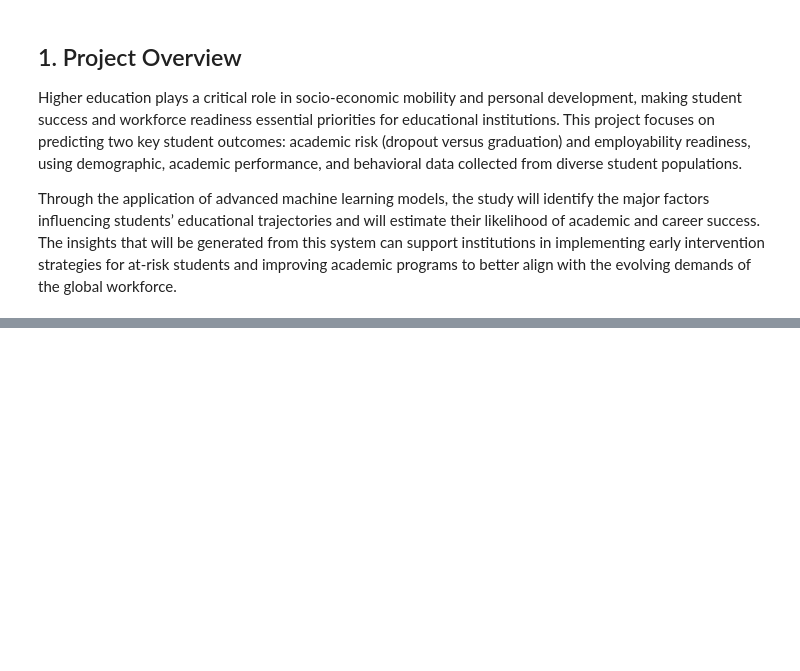
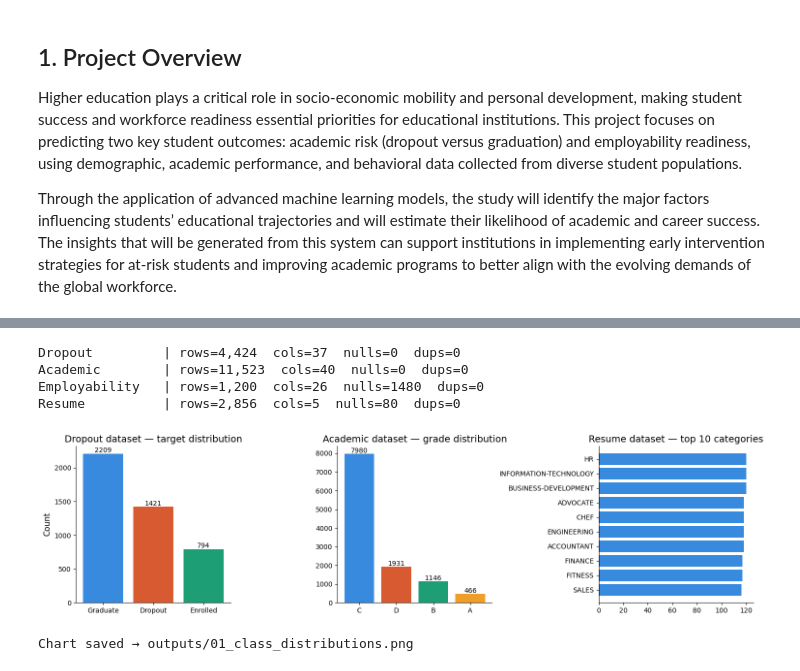
Before and after one commit to Jondonover/CAPSTONE---AI-POWERED-STUDENT-RISK-EMPLOYABILITY-PREDICTOR, a Jupyter notebook: Notebook/Project.ipynb, the cells around one changed output, grey strips where cells are left out. Saved outputs shown, nothing was run; the diff lists cells and outputs as text; code cells hidden in the pictures; blank space fills up the shorter version.

Commit message:
Data loading and exploration

```diff
--- a/Notebook/Project.ipynb
+++ b/Notebook/Project.ipynb
@@ -92,0 +241,17 @@ import joblib
+# %%
+# Resume dataset (BOM + nested-CSV encoding)
+def load_resume_csv(path):
+    """Parse Resume.csv which wraps each row as a single quoted CSV cell."""
+    rows = []
+    with open(path, 'r', encoding='utf-8-sig') as f:
+        for row in csv.reader(f):
+            if row:
+                rows.append(list(csv.reader([row[0]]))[0])
+    header, data = rows[0], rows[1:]
+    return pd.DataFrame(data, columns=header)
+
+df_resume = load_resume_csv(PATH_RESUME)
+
+print(f"Shape     : {df_resume.shape}")
+print(f"Categories: {df_resume['category'].nunique()} unique")
+df_resume.head(3)
@@ -92,0 +265,44 @@ import joblib
+# %%
+# Dataset summary stats
+for name, df in [('Dropout', df_dropout), ('Academic', df_academic),
+                 ('Employability', df_employ), ('Resume', df_resume)]:
+    nulls = df.isnull().sum().sum()
+    dups  = df.duplicated().sum()
+    print(f"{name:15s} | rows={len(df):,}  cols={df.shape[1]}  nulls={nulls}  dups={dups}")
+# %% [output]
+Dropout         | rows=4,424  cols=37  nulls=0  dups=0
+Academic        | rows=11,523  cols=40  nulls=0  dups=0
+Employability   | rows=1,200  cols=26  nulls=1480  dups=0
+Resume          | rows=2,856  cols=5  nulls=80  dups=0
+# %%
+# Class distribution plots
+fig, axes = plt.subplots(1, 3, figsize=(15, 4))
+
+# Dropout target
+counts = df_dropout['Target'].value_counts()
+axes[0].bar(counts.index, counts.values, color=PALETTE[:3])
+axes[0].set_title('Dropout dataset — target distribution')
+axes[0].set_ylabel('Count')
+for i, v in enumerate(counts.values):
+    axes[0].text(i, v + 20, str(v), ha='center', fontsize=10)
+
+# Academic grade letters
+counts2 = df_academic['grade_letter'].value_counts()
+axes[1].bar(counts2.index, counts2.values, color=PALETTE[:4])
+axes[1].set_title('Academic dataset — grade distribution')
+for i, v in enumerate(counts2.values):
+    axes[1].text(i, v + 50, str(v), ha='center', fontsize=10)
+
+# Resume categories (top 10)
+counts3 = df_resume['category'].value_counts().head(10)
+axes[2].barh(counts3.index, counts3.values, color=PALETTE[0])
+axes[2].set_title('Resume dataset — top 10 categories')
+axes[2].invert_yaxis()
+
+plt.tight_layout()
+plt.savefig('outputs/01_class_distributions.png', bbox_inches='tight')
+plt.show()
+print("Chart saved → outputs/01_class_distributions.png")
+# %% [output]
+[figure, added]
+Chart saved → outputs/01_class_distributions.png
```
Also changed, not shown: parts of 18 cells of this notebook.
